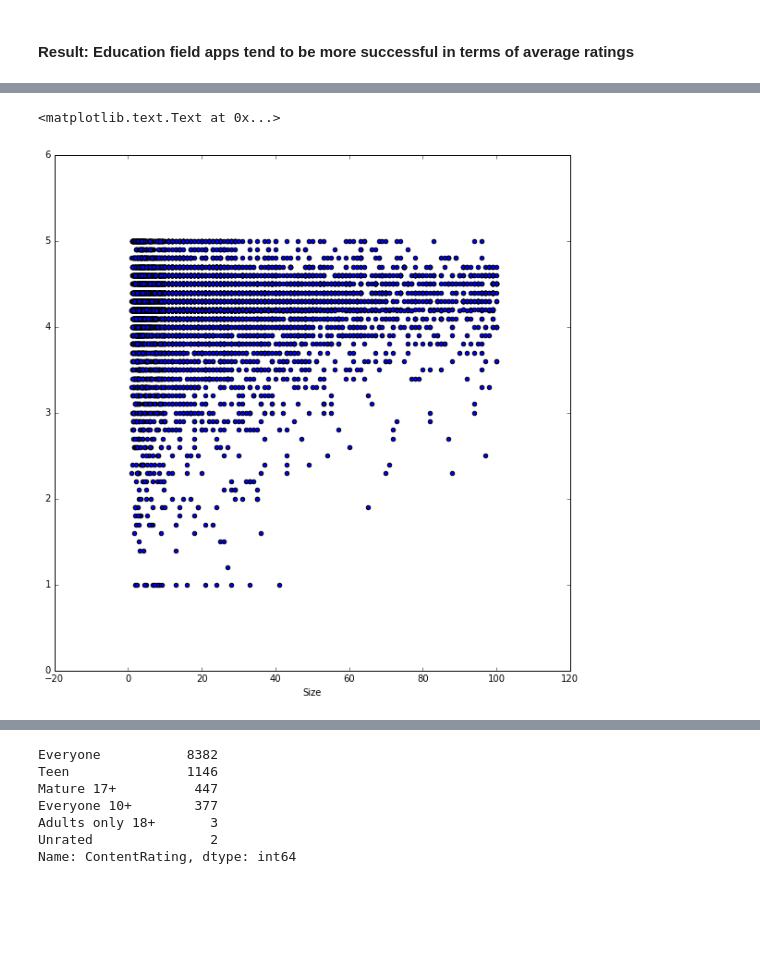
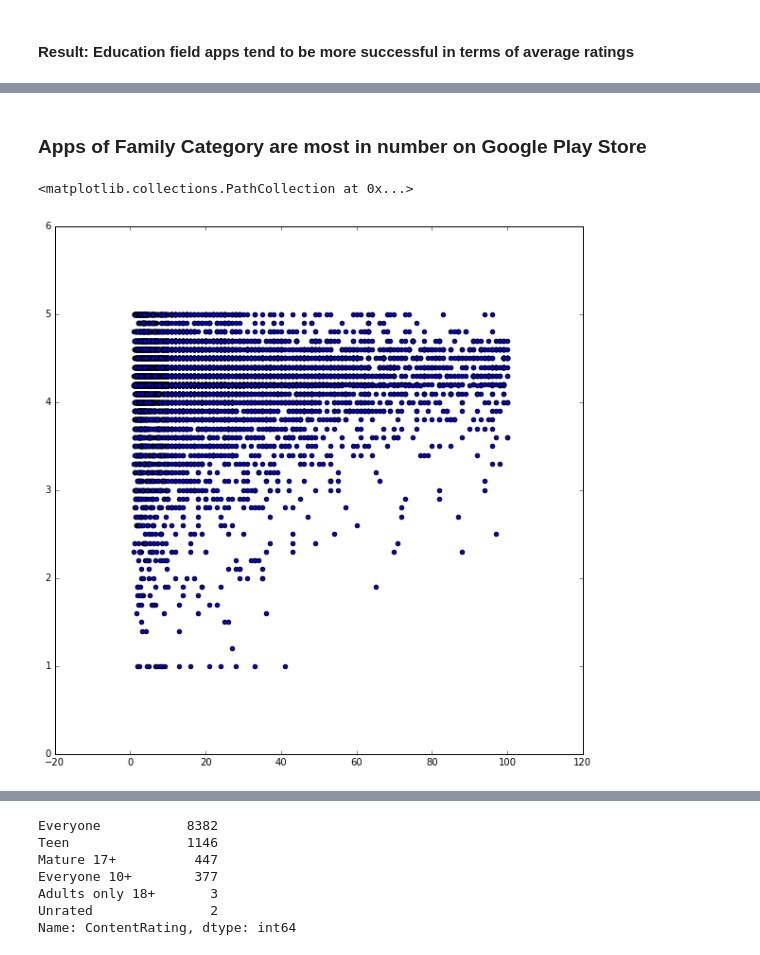
Before and after one commit to vipul5247/App-Analysis-System, a Jupyter notebook: App Analysis System CSI.ipynb, the cells around one changed output, grey strips where cells are left out. Cells and saved outputs as stored; diff of their text form; code cells hidden in the pictures; blank space fills up the shorter version.

```diff
--- a/App Analysis System CSI.ipynb
+++ b/App Analysis System CSI.ipynb
@@ -207,3 +182,9 @@ print(df[df.Price !=0].head())
+# %%
+#Copying installs in new Installs2
+df['Installs2']=df['Installs']
+df['Installs2']=df.Installs2.apply(lambda x: x.replace('+',''))
+df['Installs2']=df.Installs2.apply(lambda x: x.replace(',',''))
+df['Installs2']=(df['Installs2']).astype(int)
 # %%
 #Removing 'M' sign from the size column
 df['Size'] = df.Size.apply(lambda x: x.replace('M', ''))
@@ -488,11 +460,13 @@ df5=df.groupby('Category')['ContentRating']
+# %% [markdown]
+### Apps of Family Category are most in number on Google Play Store
 # %%
-df4=df.groupby('Size')['Rating'].mean().reset_index()
-#df4[df4==df4.max()]
+df4=df.groupby('Size')['Rating'].mean()
+df4[df4==df4.max()]
 plt.figure(figsize=(10,10))
 plt.scatter(df.Size,df.Rating)
-plt.xlabel("Size")
+#plt.xlabel("Size")
 # %% [output]
-<matplotlib.text.Text at 0x...>
+<matplotlib.collections.PathCollection at 0x...>
-[figure, old version]
+[figure, new version]
 # %%
 #removed and up from And version column
```
Also changed, not shown: parts of 39 cells of this notebook.
